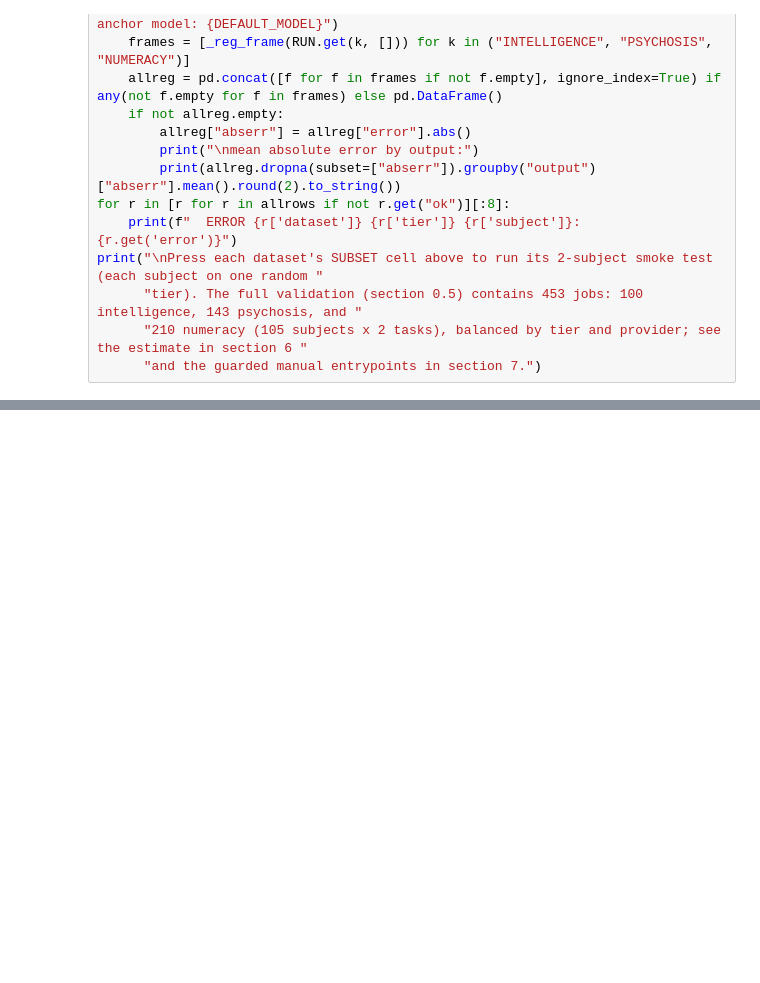
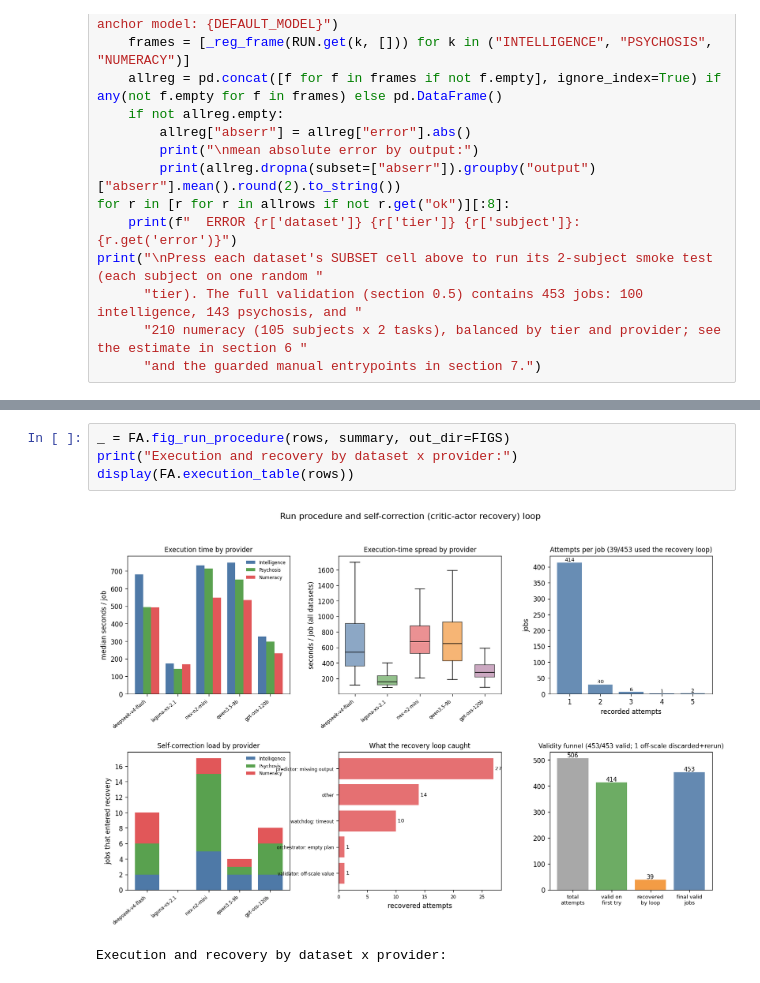
Before and after one commit to stvsever/multi_agent_decision_support_system, a Jupyter notebook: validation/validation_with_openneuro_datasets.ipynb, the cells around one changed output, grey strips where cells are left out. Drawn from its saved outputs; the diff is of its cells as text; blank space fills up the shorter version.

```diff
--- a/validation/validation_with_openneuro_datasets.ipynb
+++ b/validation/validation_with_openneuro_datasets.ipynb
@@ -1265,0 +1372,7 @@ print("\nPress each dataset's SUBSET cell above to run its 2-subject smoke test
+# %%
+_ = FA.fig_run_procedure(rows, summary, out_dir=FIGS)
+print("Execution and recovery by dataset x provider:")
+display(FA.execution_table(rows))
+# %% [output]
+[figure, added]
+Execution and recovery by dataset x provider:
```
Also changed, not shown: parts of 19 cells of this notebook, 8 other files.
